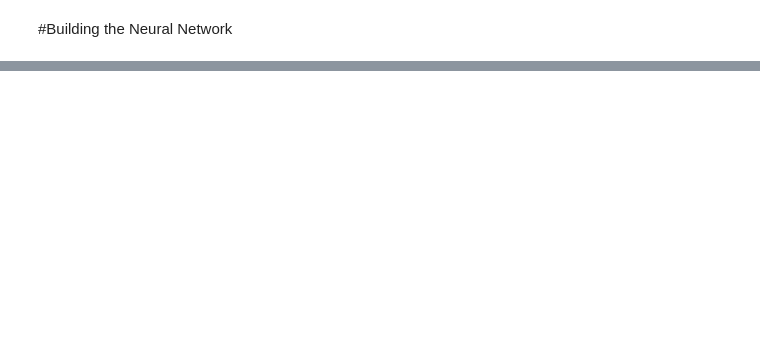
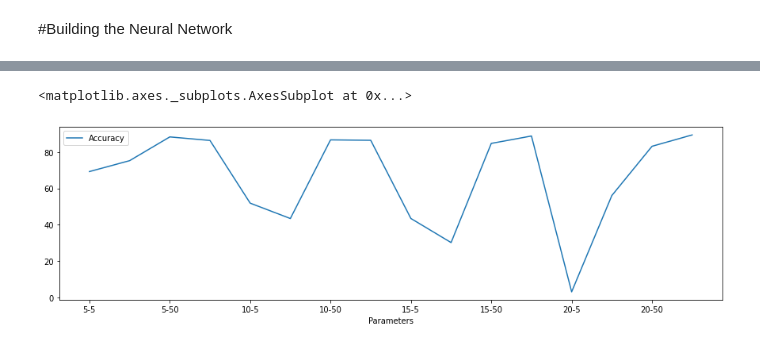
Before and after one commit to ayushranjan6456/HydrogenPrediction, a Jupyter notebook: Hydrogen_Prediction_ANN.ipynb, the cells around one changed output, grey strips where cells are left out. Cells and saved outputs as stored; diff of their text form; code cells hidden in the pictures; blank space fills up the shorter version.

```diff
--- a/Hydrogen_Prediction_ANN.ipynb
+++ b/Hydrogen_Prediction_ANN.ipynb
@@ -116,0 +241,6 @@ Accuracy : 0.9523809887468815
+# %%
+%matplotlib inline
+ResultsData.plot(x='Parameters', y='Accuracy', figsize=(15,4), kind='line')
+# %% [output]
+<matplotlib.axes._subplots.AxesSubplot at 0x...>
+[figure, added]
```
Also changed, not shown: parts of 20 cells of this notebook.
